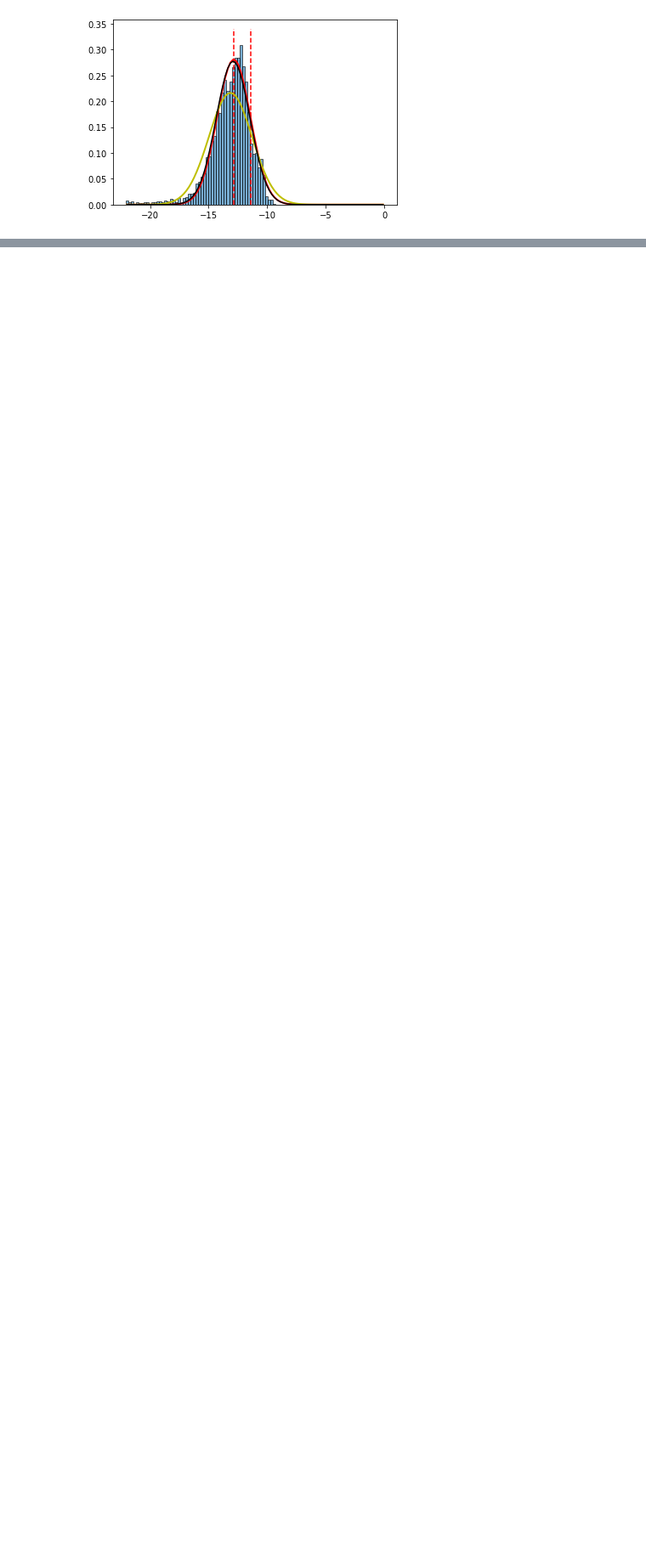
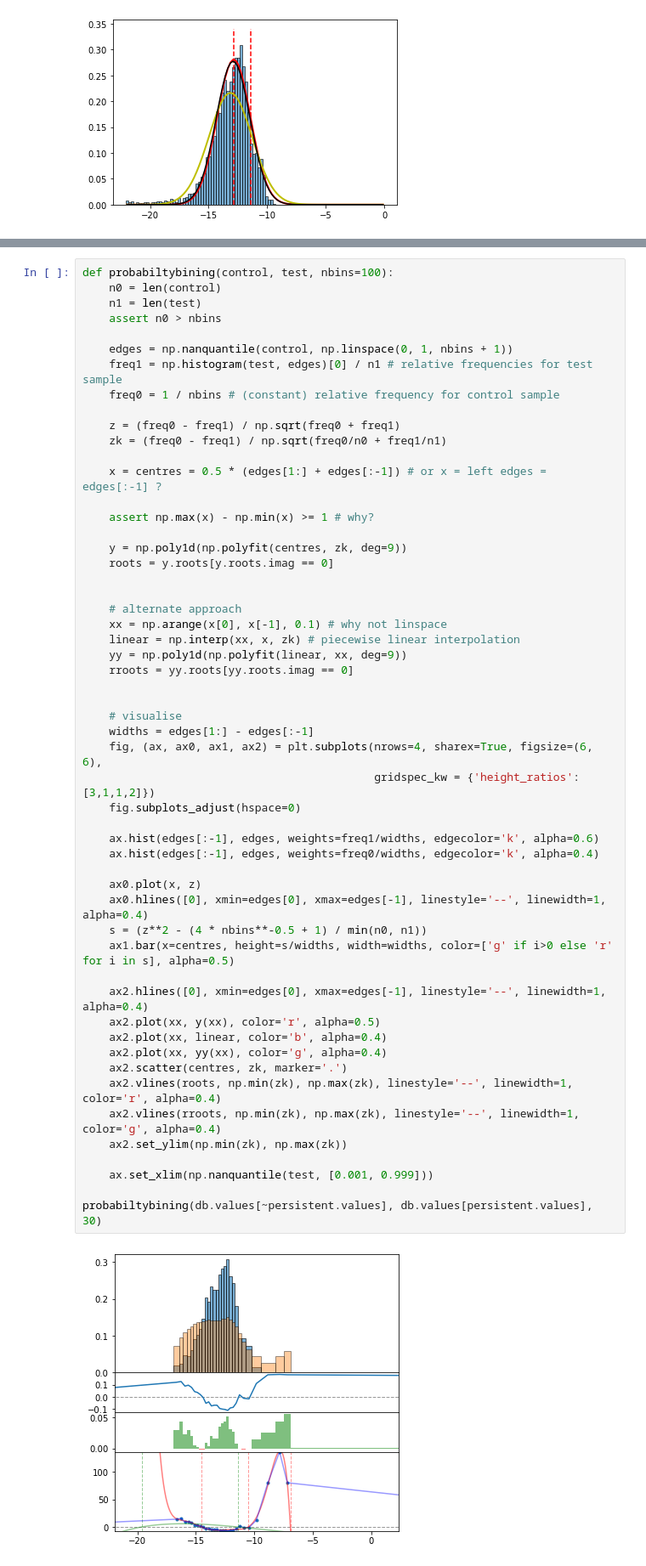
Before and after one commit to GeoscienceAustralia/dea-sar-flood-veg, a Jupyter notebook: notebooks/Example.ipynb, the cells around one changed output, grey strips where cells are left out. Shown: that part at 85% size. Saved outputs shown, nothing was run; the diff lists cells and outputs as text; blank space fills up the shorter version.

Commit message:
Probability-binning visualisation

```diff
--- a/notebooks/Example.ipynb
+++ b/notebooks/Example.ipynb
@@ -156,0 +150,56 @@ min(4,5,2)
+# %%
+def probabiltybining(control, test, nbins=100):
+    n0 = len(control)
+    n1 = len(test)
+    assert n0 > nbins
+
+    edges = np.nanquantile(control, np.linspace(0, 1, nbins + 1))
+    freq1 = np.histogram(test, edges)[0] / n1 # relative frequencies for test sample
+    freq0 = 1 / nbins # (constant) relative frequency for control sample
+
+    z = (freq0 - freq1) / np.sqrt(freq0 + freq1)
+    zk = (freq0 - freq1) / np.sqrt(freq0/n0 + freq1/n1)
+
+    x = centres = 0.5 * (edges[1:] + edges[:-1]) # or x = left edges = edges[:-1] ?
+
+    assert np.max(x) - np.min(x) >= 1 # why?
+
+    y = np.poly1d(np.polyfit(centres, zk, deg=9))
+    roots = y.roots[y.roots.imag == 0]
+
+
+    # alternate approach
+    xx = np.arange(x[0], x[-1], 0.1) # why not linspace
+    linear = np.interp(xx, x, zk) # piecewise linear interpolation
+    yy = np.poly1d(np.polyfit(linear, xx, deg=9))
+    rroots = yy.roots[yy.roots.imag == 0]
+
+
+    # visualise
+    widths = edges[1:] - edges[:-1]
+    fig, (ax, ax0, ax1, ax2) = plt.subplots(nrows=4, sharex=True, figsize=(6, 6),
+                                            gridspec_kw = {'height_ratios':[3,1,1,2]})
+    fig.subplots_adjust(hspace=0)
+
+    ax.hist(edges[:-1], edges, weights=freq1/widths, edgecolor='k', alpha=0.6)
+    ax.hist(edges[:-1], edges, weights=freq0/widths, edgecolor='k', alpha=0.4)
+
+    ax0.plot(x, z)
+    ax0.hlines([0], xmin=edges[0], xmax=edges[-1], linestyle='--', linewidth=1, alpha=0.4)
+    s = (z**2 - (4 * nbins**-0.5 + 1) / min(n0, n1))
+    ax1.bar(x=centres, height=s/widths, width=widths, color=['g' if i>0 else 'r' for i in s], alpha=0.5)
+
+    ax2.hlines([0], xmin=edges[0], xmax=edges[-1], linestyle='--', linewidth=1, alpha=0.4)
+    ax2.plot(xx, y(xx), color='r', alpha=0.5)
+    ax2.plot(xx, linear, color='b', alpha=0.4)
+    ax2.plot(xx, yy(xx), color='g', alpha=0.4)
+    ax2.scatter(centres, zk, marker='.')
+    ax2.vlines(roots, np.min(zk), np.max(zk), linestyle='--', linewidth=1, color='r', alpha=0.4)
+    ax2.vlines(rroots, np.min(zk), np.max(zk), linestyle='--', linewidth=1, color='g', alpha=0.4)
+    ax2.set_ylim(np.min(zk), np.max(zk))
+
+    ax.set_xlim(np.nanquantile(test, [0.001, 0.999]))
+
+probabiltybining(db.values[~persistent.values], db.values[persistent.values], 30)
+# %% [output]
+[figure, added]
```
Also changed, not shown: parts of 3 cells of this notebook.
